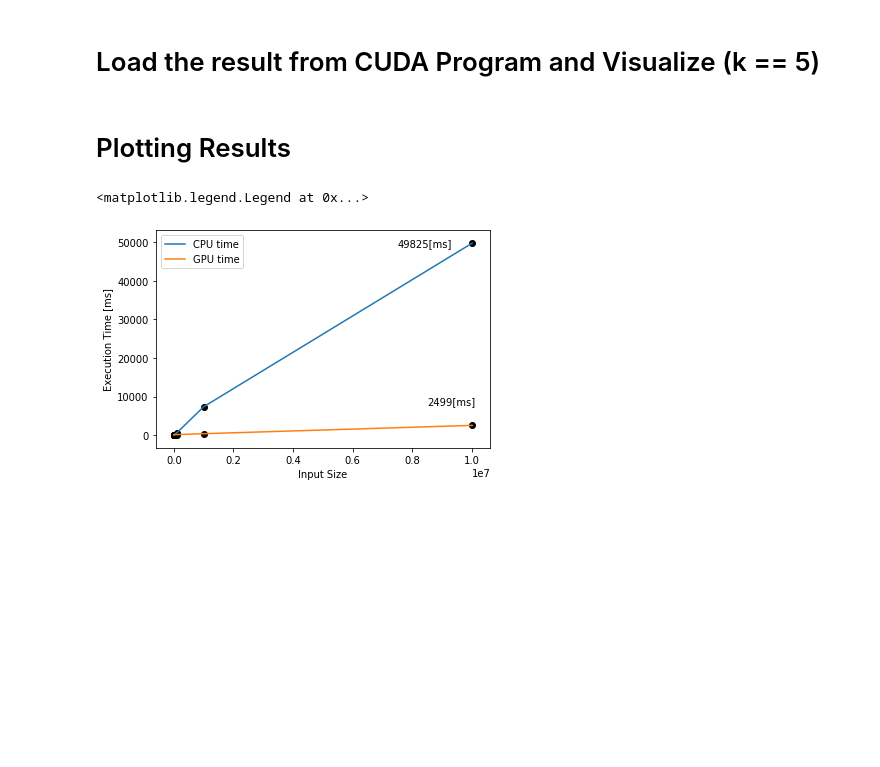
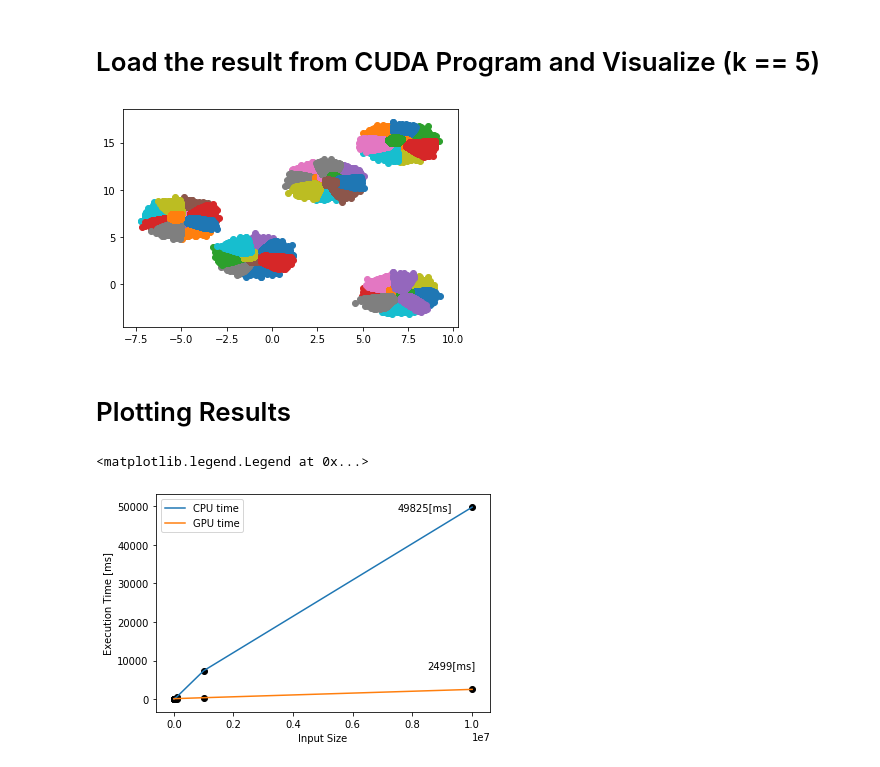
Before and after one commit to utsha-kh/CUDA-clustering, a Jupyter notebook: Visualizations.ipynb, the cells around one changed output. Cells and saved outputs as stored; diff of their text form; code cells hidden in the pictures; blank space fills up the shorter version.

```diff
--- a/Visualizations.ipynb
+++ b/Visualizations.ipynb
@@ -112,13 +112,22 @@ xc1 = np.asarray(result_cuda[result_cuda.labels == 1])
 xc2 = np.asarray(result_cuda[result_cuda.labels == 2])
 xc3 = np.asarray(result_cuda[result_cuda.labels == 3])
 xc4 = np.asarray(result_cuda[result_cuda.labels == 4])
+
+xc = []
+for i in range(100):
+    tmp = np.asarray(result_cuda[result_cuda.labels ==i])
+    xc.append(tmp)
 # %%
-plt.scatter(xc0[:, 0], xc0[:, 1])
-plt.scatter(xc1[:, 0], xc1[:, 1])
-plt.scatter(xc2[:, 0], xc2[:, 1])
-plt.scatter(xc3[:, 0], xc3[:, 1])
-plt.scatter(xc4[:, 0], xc4[:, 1])
+# plt.scatter(xc0[:, 0], xc0[:, 1])
+# plt.scatter(xc1[:, 0], xc1[:, 1])
+# plt.scatter(xc2[:, 0], xc2[:, 1])
+# plt.scatter(xc3[:, 0], xc3[:, 1])
+# plt.scatter(xc4[:, 0], xc4[:, 1])
+for i in range(100):
+    plt.scatter(xc[i][:, 0], xc[i][:, 1])
 plt.show()
+# %% [output]
+[figure, added]
 # %% [markdown]
 # Plotting Results
 # %%
```
Also changed, not shown: parts of 6 cells of this notebook, 1 other file.
